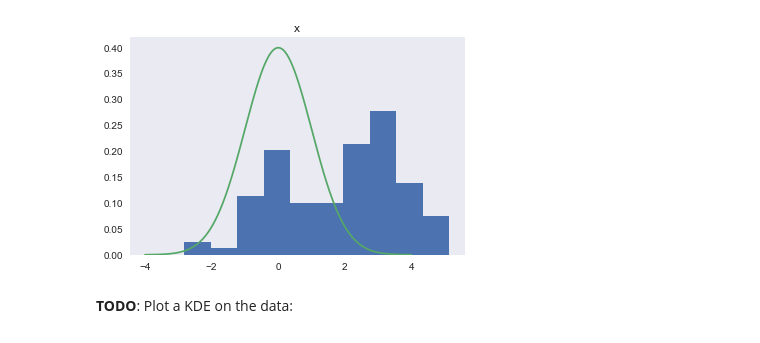
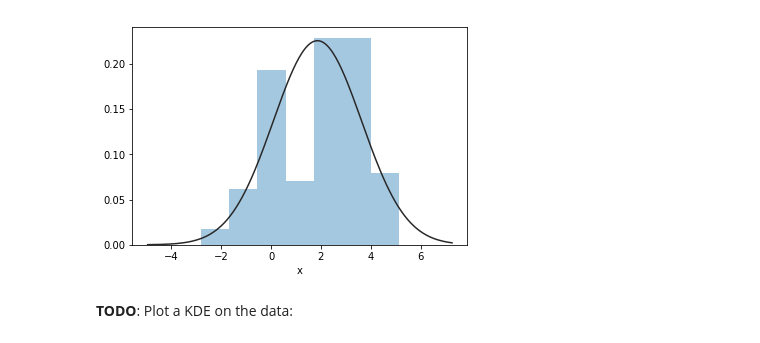
Before and after one commit to brianspiering/gaussian_mixture_models, a Jupyter notebook: demo_gmm_em.ipynb, the cells around one changed output. Cells and saved outputs as stored; diff of their text form; code cells hidden in the pictures.

```diff
--- a/demo_gmm_em.ipynb
+++ b/demo_gmm_em.ipynb
@@ -29,11 +32,9 @@ __TODO__: Is the normal distribution a useful model for the data?
-# %%
-# Solution:
-df.hist(grid=False,
-       normed=True);
-x_values = np.arange(-4, 4, 0.001)
-plt.plot(x_values, stats.norm.pdf(x_values,0,1));
-# %% [output]
-[figure, removed]
+# %%
+sns.distplot(data,
+             fit=stats.norm,
+             kde=False,);
+# %% [output]
+[figure, added]
 # %% [markdown]
 __TODO__: Plot a KDE on the data:
 # %%
```
Also changed, not shown: parts of 28 cells of this notebook, 3 other files.
